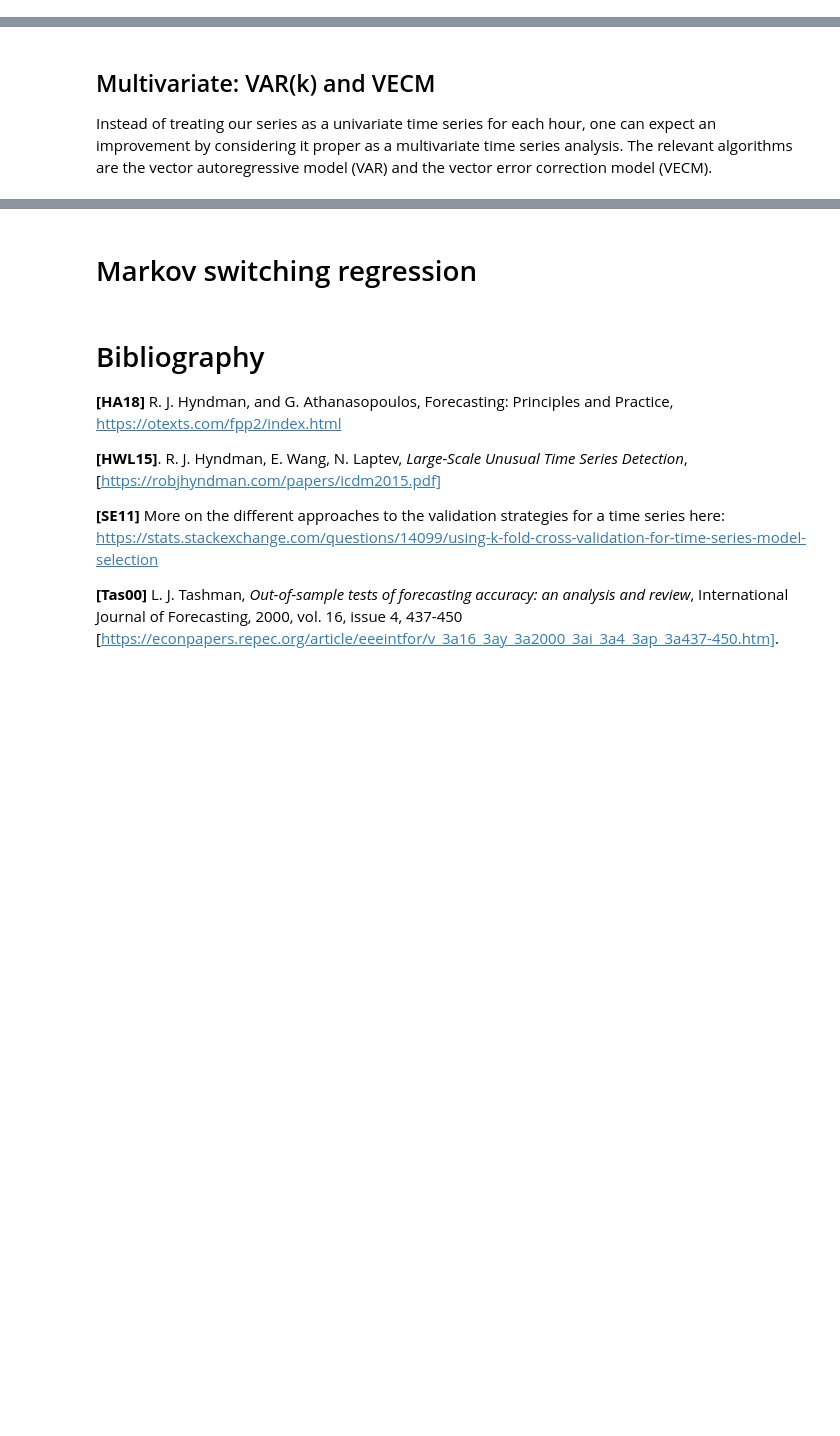
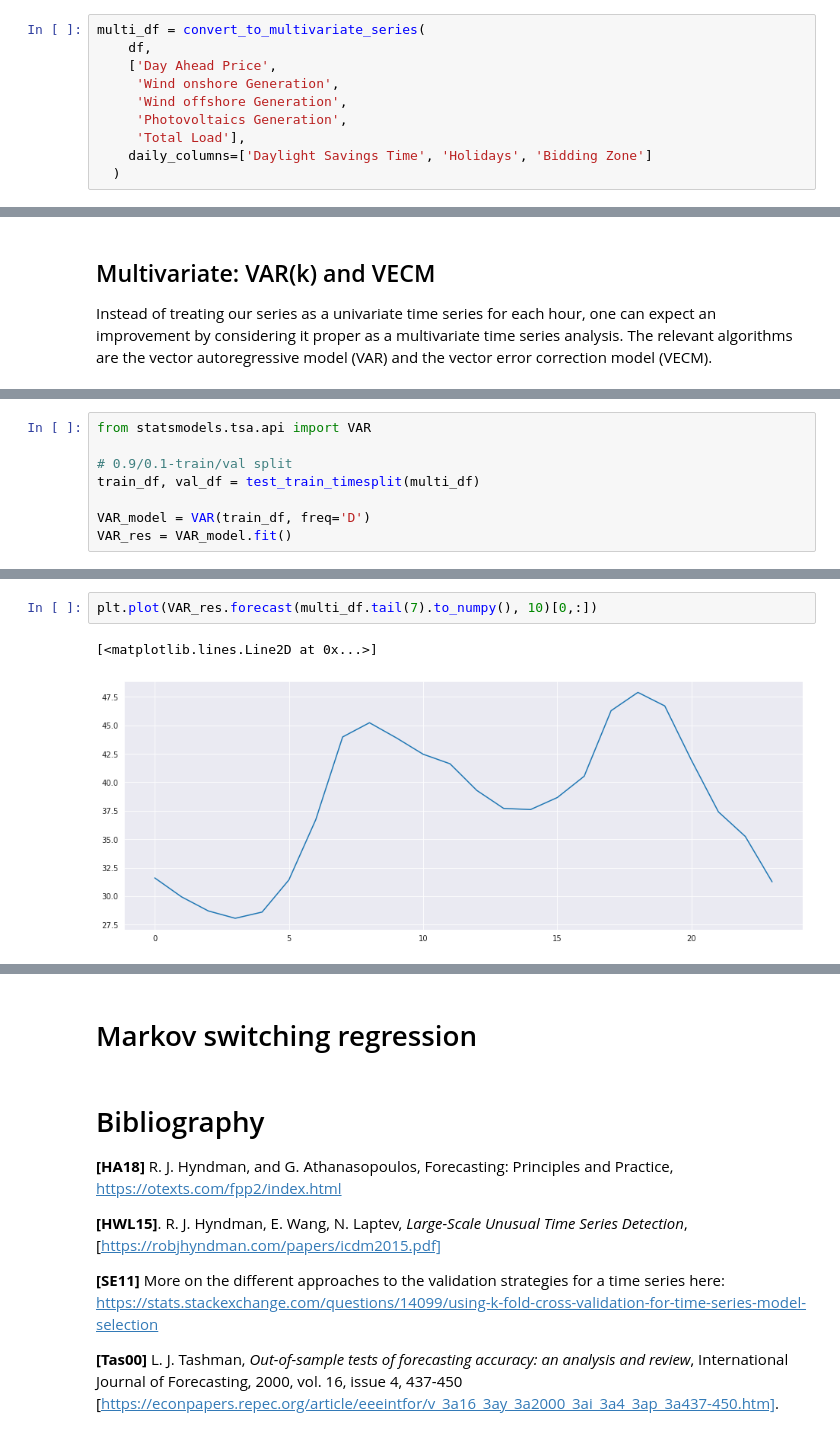
Before and after one commit to sandeshbhatjr/energy-prediction, a Jupyter notebook: docs/ep_statistical_models.ipynb, the cells around one changed output, grey strips where cells are left out. Cells and saved outputs as stored; diff of their text form; blank space fills up the shorter version.

```diff
--- a/docs/ep_statistical_models.ipynb
+++ b/docs/ep_statistical_models.ipynb
@@ -48,3 +65,13 @@ convert_to_multivariate_series(df, ['Day Ahead Price', 'Wind offshore Generation
+# %%
+multi_df = convert_to_multivariate_series(
+    df,
+    ['Day Ahead Price',
+     'Wind onshore Generation',
+     'Wind offshore Generation',
+     'Photovoltaics Generation',
+     'Total Load'],
+    daily_columns=['Daylight Savings Time', 'Holidays', 'Bidding Zone']
+  )
 # %% [markdown]
 **Windowed dataset using Keras Timeseries generator**
 
@@ -209,0 +261,8 @@ Another popular approach to time-series problems are the ETS class of techniques
+# %%
+from statsmodels.tsa.api import VAR
+
+# 0.9/0.1-train/val split
+train_df, val_df = test_train_timesplit(multi_df)
+
+VAR_model = VAR(train_df, freq='D')
+VAR_res = VAR_model.fit()
@@ -209,0 +289,5 @@ Another popular approach to time-series problems are the ETS class of techniques
+# %%
+plt.plot(VAR_res.forecast(multi_df.tail(7).to_numpy(), 10)[0,:])
+# %% [output]
+[<matplotlib.lines.Line2D at 0x...>]
+[figure, added]
```
Also changed, not shown: parts of 40 cells of this notebook.
